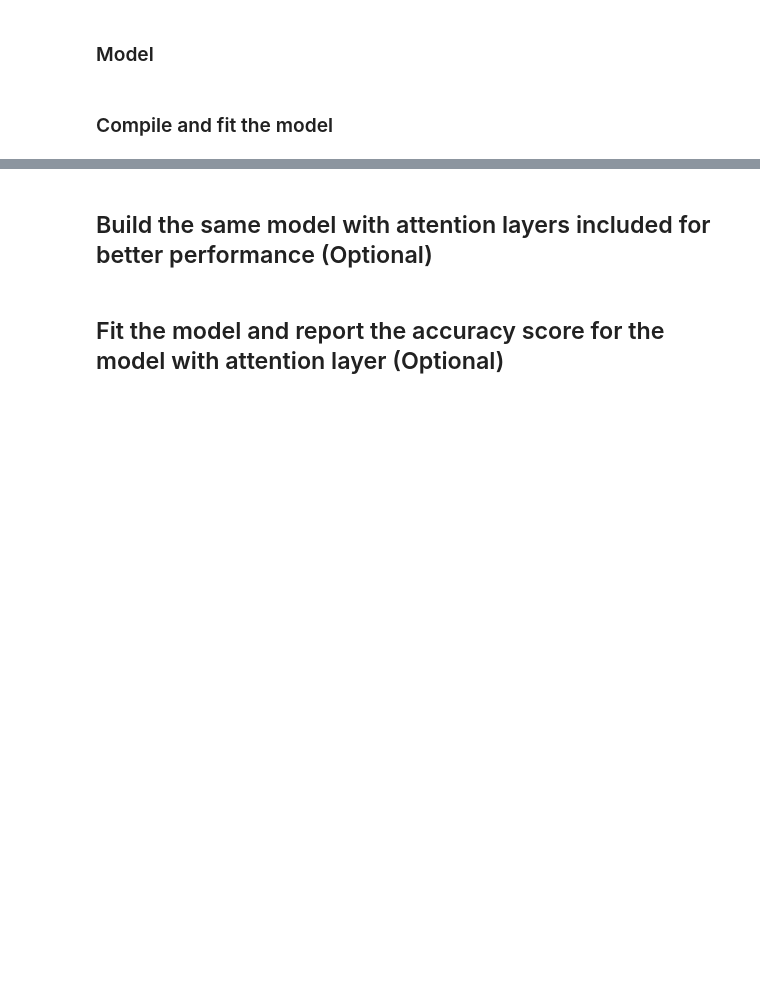
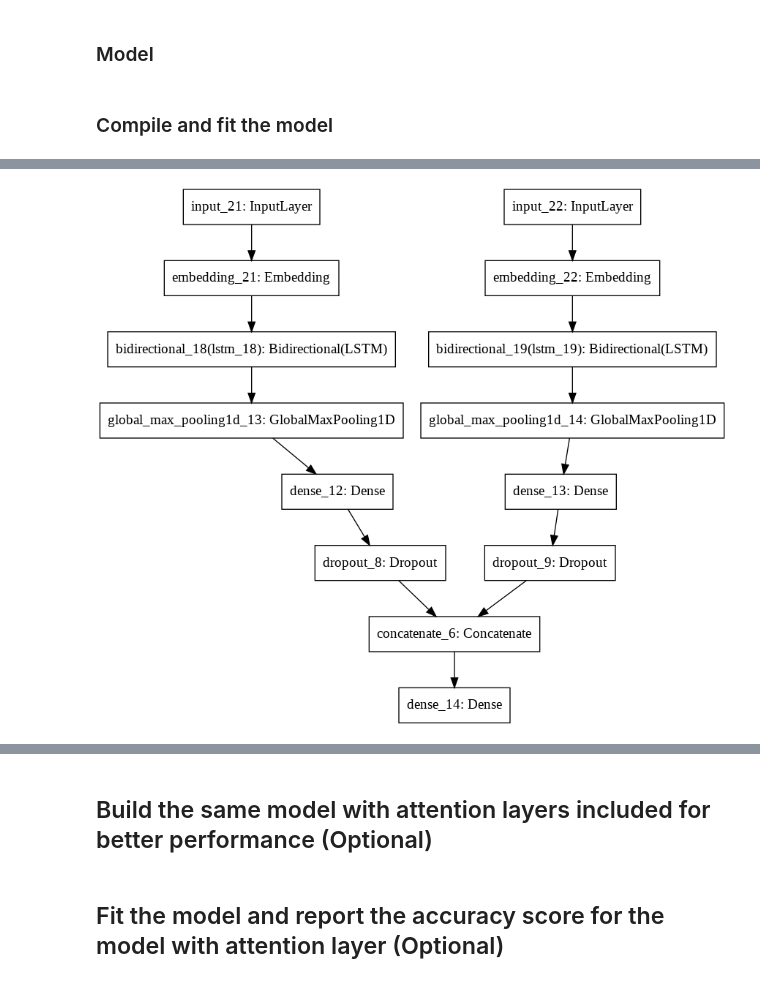
Before and after one commit to debgit/AIML, a Jupyter notebook: Stance_Detection_for_the_Fake_News_Challenge_Questions.ipynb, the cells around one changed output, grey strips where cells are left out. Cells and saved outputs as stored; diff of their text form; code cells hidden in the pictures; blank space fills up the shorter version.

```diff
--- a/Stance_Detection_for_the_Fake_News_Challenge_Questions.ipynb
+++ b/Stance_Detection_for_the_Fake_News_Challenge_Questions.ipynb
@@ -307,2 +270,19 @@ Accessing first element in data should give something like given below.
 # %% [markdown]
 # Repeat the same process for the `Headings` as well. Use variables with names `texts_heading` and `articles_heading` accordingly. [5 marks]
+# %%
+texts_heading = list(dataset["Headline"])
+articles_heading = []
+for text in texts:
+  articles_heading.append(nltk.sent_tokenize(text))
+
+
+data_heading = np.zeros((len(texts),MAX_SENTS_HEADING, MAX_SENT_LENGTH))
+for art_idx, article in enumerate(articles_heading):
+  for sent_idx, sent in enumerate(article):
+    if sent_idx > MAX_SENTS_HEADING-1:
+        break
+    cur_words = text_to_word_sequence(sent)
+    for word_idx, word in enumerate(cur_words):
+      if word_idx > MAX_SENT_LENGTH-1:
+        break
+      data_heading[art_idx][sent_idx][word_idx] = tokenizer.word_index[word]
@@ -386,7 +408,7 @@ f.close()
 print('Loaded %s word vectors.' % len(embeddings_index))
 
 # create a weight matrix for words in training docs
-embedding_matrix = np.zeros((len(word_index), 100))
+embedding_matrix = np.zeros((len(tokenizer.word_counts), 100))
 
 
 for word, i in tokenizer.word_index.items():
@@ -459,0 +432,22 @@ Epoch 100/100
+# %%
+input1 = Input(shape=(MAX_SENTS * MAX_SENT_LENGTH, ))
+input2 = Input(shape=(MAX_SENTS_HEADING * MAX_SENT_LENGTH, ))
+x1 = Embedding(len(tokenizer.word_counts), 100, weights=[embedding_matrix])(input1)
+x2 = Embedding(len(tokenizer.word_counts), 100, weights=[embedding_matrix])(input2)# embed size is 100 given that we've used glove.6B.100d.txt
+#x = Concatenate([x1,x2])
+x1 = Bidirectional(LSTM(100, return_sequences=True, dropout=0.25, recurrent_dropout=0.1))(x1)
+x2 = Bidirectional(LSTM(100, return_sequences=True, dropout=0.25, recurrent_dropout=0.1))(x2)
+
+x1 = GlobalMaxPool1D()(x1)
+x2 = GlobalMaxPool1D()(x2)
+
+x1 = Dense(100, activation="relu")(x1)
+x1 = Dropout(0.25)(x1)
+
+x2 = Dense(100, activation="relu")(x2)
+x2 = Dropout(0.25)(x2)
+
+x = concatenate([x1, x2])
+x = Dense(4, activation="softmax")(x)
+model = Model(inputs=[input1,input2], outputs=x)
+model.compile(loss='binary_crossentropy', optimizer='adam', metrics=['accuracy'])
@@ -459,0 +474,6 @@ Epoch 100/100
+# %%
+from keras.utils import plot_model
+
+plot_model(model, to_file='model.png')
+# %% [output]
+[figure, added]
```
Also changed, not shown: parts of 72 cells of this notebook.
